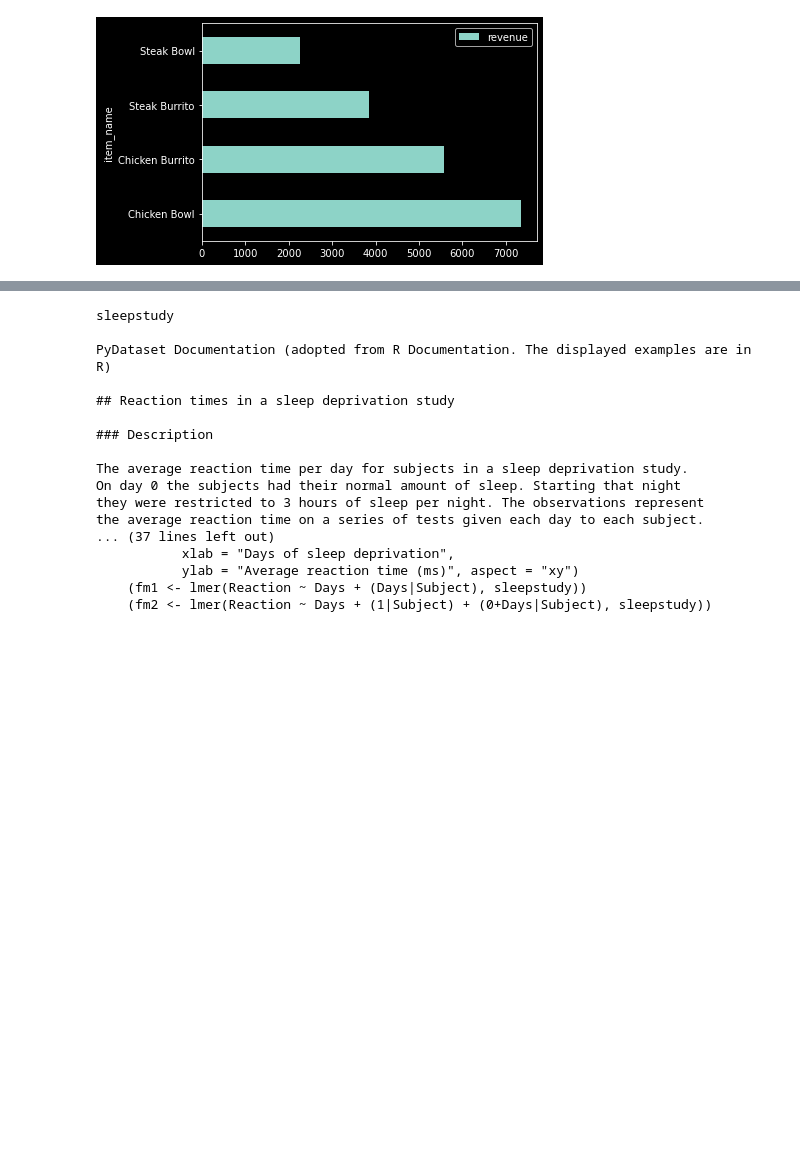
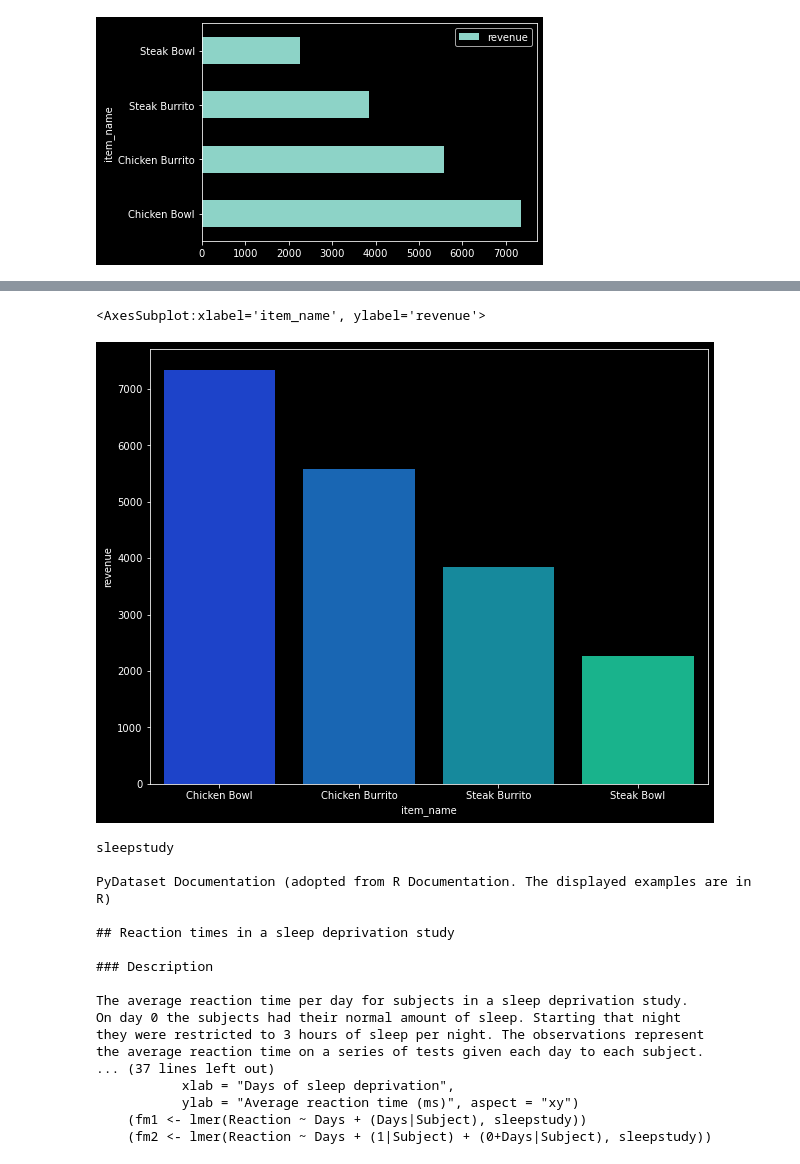
Before and after one commit to Ken-Alviola/numpy-pandas-visualization-exercises, a Jupyter notebook: seaborn_exercises.ipynb, the cells around one changed output, grey strips where cells are left out. Saved outputs shown, nothing was run; the diff lists cells and outputs as text; code cells hidden in the pictures; blank space fills up the shorter version.

```diff
--- a/seaborn_exercises.ipynb
+++ b/seaborn_exercises.ipynb
@@ -249,3 +259,7 @@ top4.plot.barh()
 # %% [output]
 <AxesSubplot:ylabel='item_name'>
 [figure]
+# %%
+#dataframe with correct columns
+top4 = pd.DataFrame({'item_name':top4.index.tolist(),'revenue':top4.revenue.tolist()})
+top4
@@ -252,3 +272,9 @@ top4.plot.barh()
+# %%
+plt.figure(figsize = (10,8))
+sns.barplot(data=top4,x='item_name',y='revenue',palette='winter')
+# %% [output]
+<AxesSubplot:xlabel='item_name', ylabel='revenue'>
+[figure, added]
 # %%
 #5. Load the sleepstudy data and read it's documentation.
 data('sleepstudy',show_doc=True)
```
Also changed, not shown: parts of 6 cells of this notebook.
